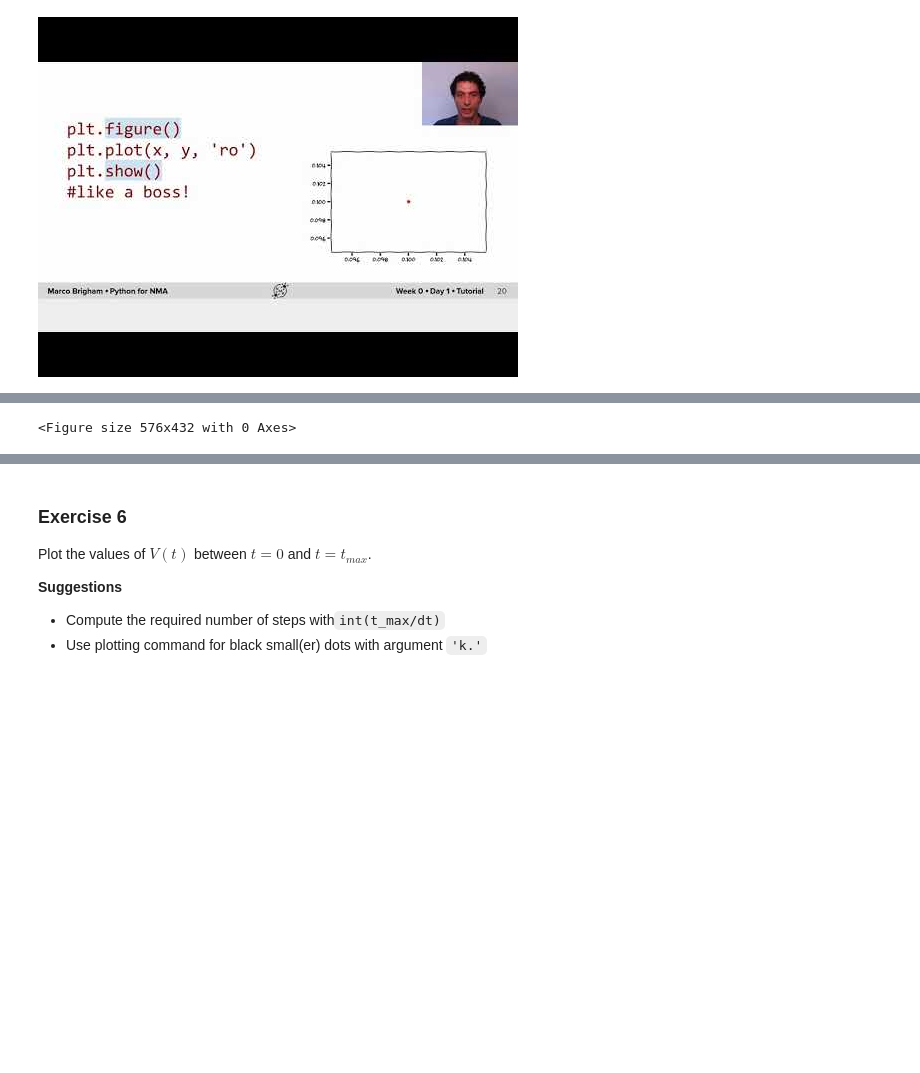
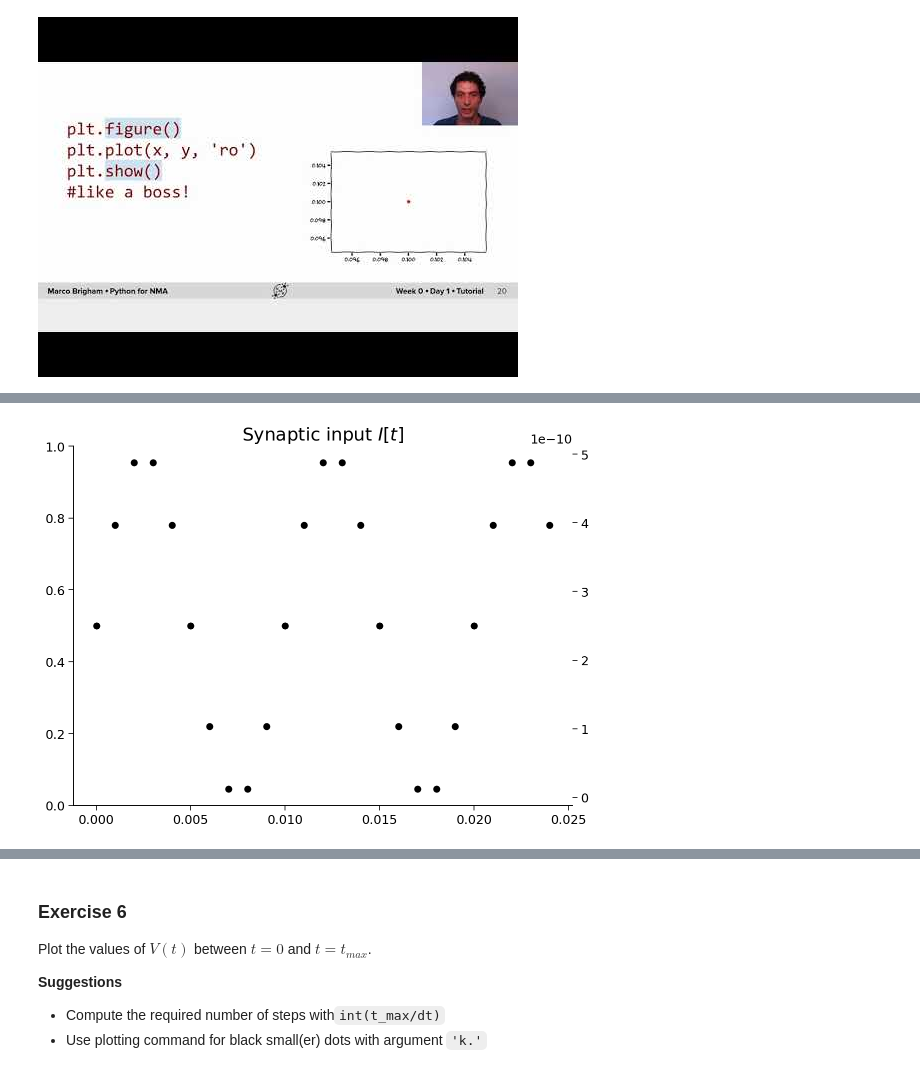
Before and after one commit to jingxlim/course-content, a Jupyter notebook: tutorials/W0D1_PythonWorkshop1/student/W0D1_Tutorial1.ipynb, the cells around one changed output, grey strips where cells are left out. Saved outputs shown, nothing was run; the diff lists cells and outputs as text; code cells hidden in the pictures; blank space fills up the shorter version.

```diff
--- a/tutorials/W0D1_PythonWorkshop1/student/W0D1_Tutorial1.ipynb
+++ b/tutorials/W0D1_PythonWorkshop1/student/W0D1_Tutorial1.ipynb
@@ -270,0 +281,11 @@ for step in range(start, end, stepsize):
+# %%
+# initialize step_end and v
+step_end = 10
+v = el
+
+# loop for step_end steps
+for step in range(step_end):
+  t = step * dt
+  i = i_mean * (1 + np.sin((t * 2 * np.pi) / 0.01))
+  print(f"{t:.3f} {i:.4e} {v:.4e}")
+  v = v + dt/tau * (el - v + r*i)
@@ -317,18 +368,31 @@ Plot the values of $I(t)$ between $t=0$ and $t=0.024$.
 # %%
 # Exercise 5
 # initialize step_end
 step_end = 25
 
 # initialize the figure
-plt.figure()
+fig, ax = plt.subplots()
+ax1 = ax.twinx()
 
 # loop for step_end steps
 for step in range(step_end):
   t = step * dt
 
   # --> insert your code here
+  # calculate current input
+  i = i_mean * (1 + np.sin( ((2*np.pi) / 0.01) * t))
+
+  # calculate membrane potential
+  V = (el - v + r*i) * dt/tau + v
+  v = V ## update membrane potential
+
+  # ax.plot(t, v, color='r', marker='o')
+  ax1.plot(t, i, color='k', marker='o')
+
+ax.set_title('Synaptic input $I[t]$')
+plt.show()
 # %% [output]
-<Figure size 576x432 with 0 Axes>
+[figure, added]
 # %% [markdown]
 [*Click for solution*](https://github.com/NeuromatchAcademy/course-content/tree/master//tutorials/W0D1_PythonWorkshop1/solutions/W0D1_Tutorial1_Solution_70724599.py)
 
```
Also changed, not shown: parts of 6 cells of this notebook.
